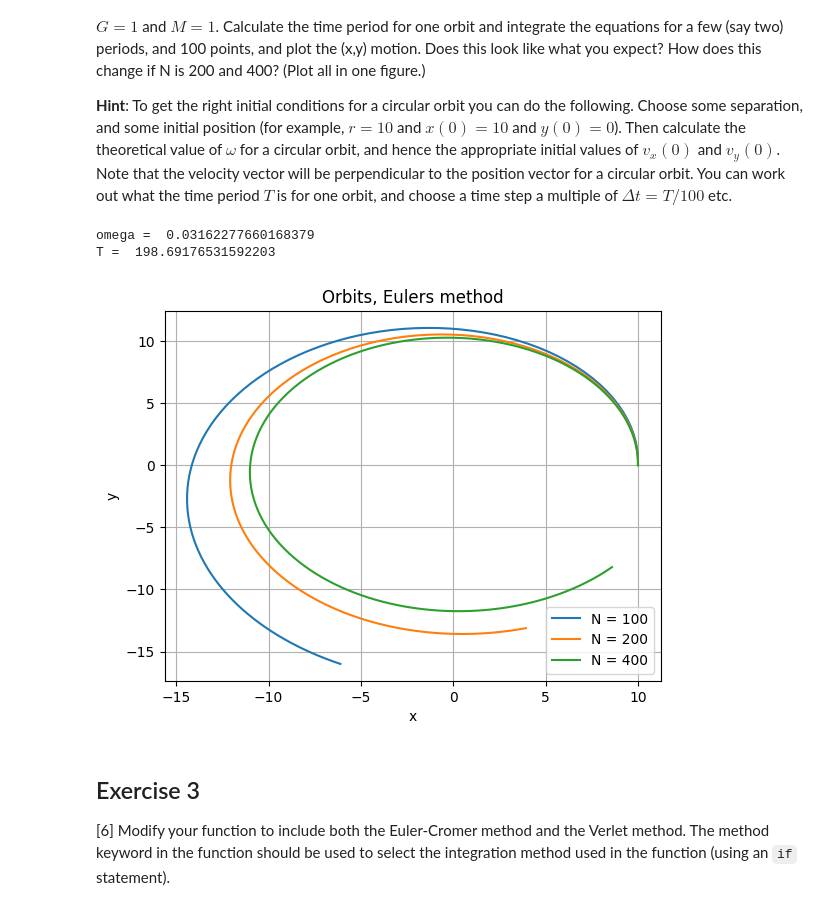
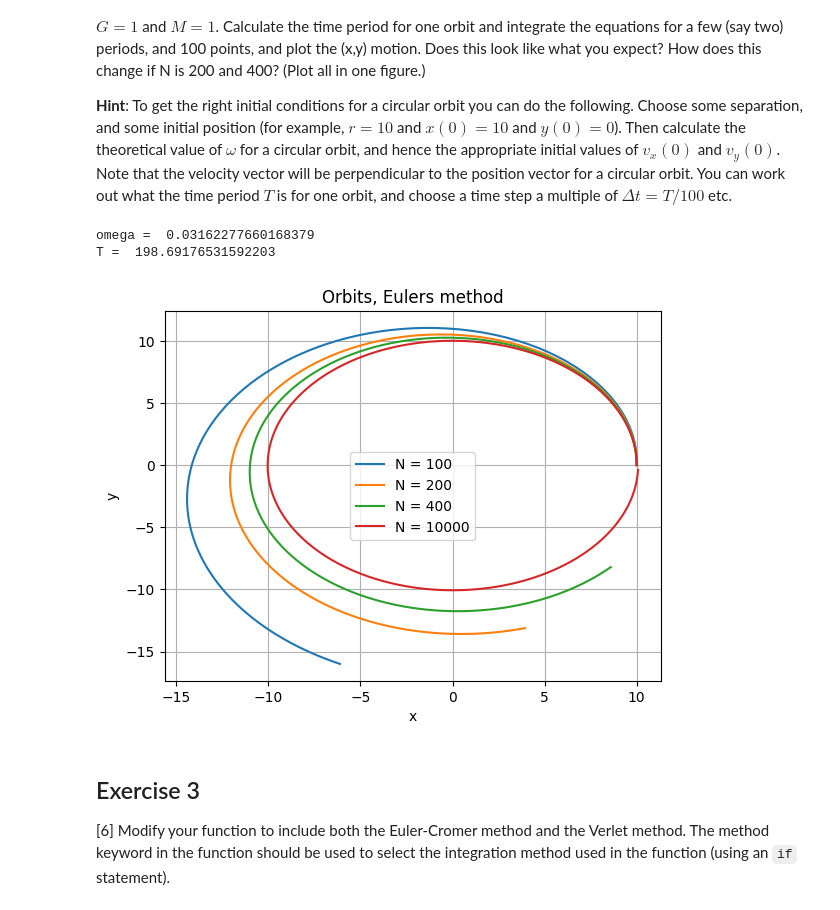
Before and after one commit to PX2145-2025/week-9-b-Whittle-Keenan, a Jupyter notebook: ODEs_2.ipynb, the cells around one changed output. Cells and saved outputs as stored; diff of their text form; code cells hidden in the pictures.

```diff
--- a/ODEs_2.ipynb
+++ b/ODEs_2.ipynb
@@ -285,36 +285,36 @@ def orbit_solve (r0, v0, tmax, N, method = 'euler'):
 # %%
 # Initial conditions
 G = 1
 M = 1
 r0 = np.array([10, 0]) # Position
 r = 10 # Radius
 v_mag = np.sqrt(G*M/r) # Orbit velocity magnitude (Needed for circular orbit)
 v0 = np.array([0,v_mag]) # Starting velocity
 
 # Work out omega
 omega = np.sqrt(G*M/r**3)
 
 # Work out T
 T = 2*np.pi/omega
 
 print('omega = ', omega)
 print('T = ', T)
 
 # Solve for multiple Ns
-Ns = [100, 200, 400]
+Ns = [100, 200, 400, 10000]
 for N in Ns:
   t, r, v = orbit_solve(r0, v0, T, N)
   plt.plot(r[:,0], r[:,1])
   plt.title('Orbits, Eulers method')
   plt.xlabel('x')
   plt.ylabel('y')
-  plt.legend(['N = 100', 'N = 200', 'N = 400'])
-  plt.grid()
+  plt.legend(['N = 100', 'N = 200', 'N = 400', 'N = 10000'])
+  plt.grid(True)
 plt.show()
 # %% [output]
 omega =  0.03162277660168379
 T =  198.69176531592203
-[figure, old version]
+[figure, new version]
 # %% [markdown]
 ## Exercise 3
 
```
Also changed, not shown: parts of 1 cell of this notebook.
